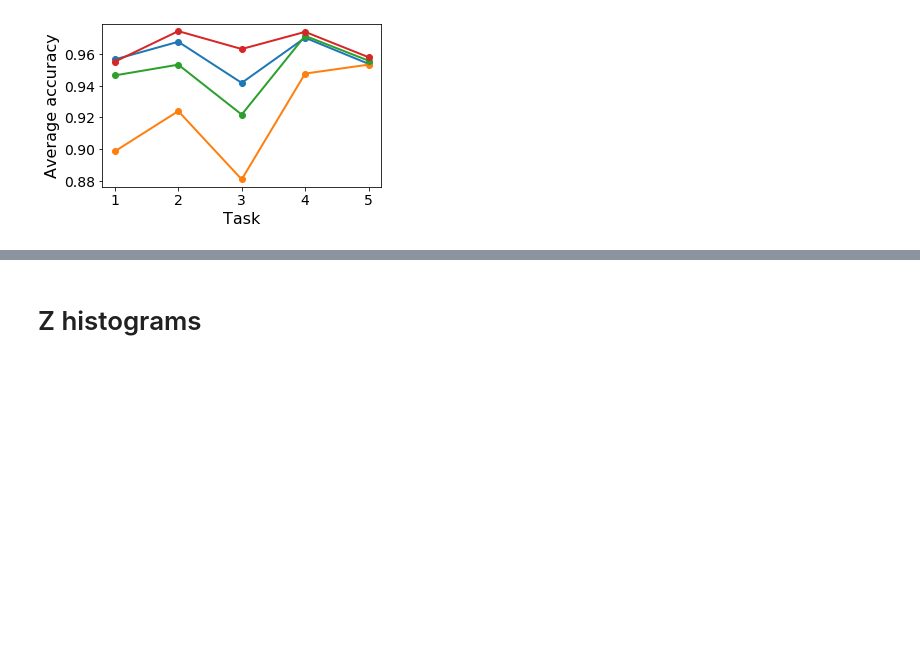
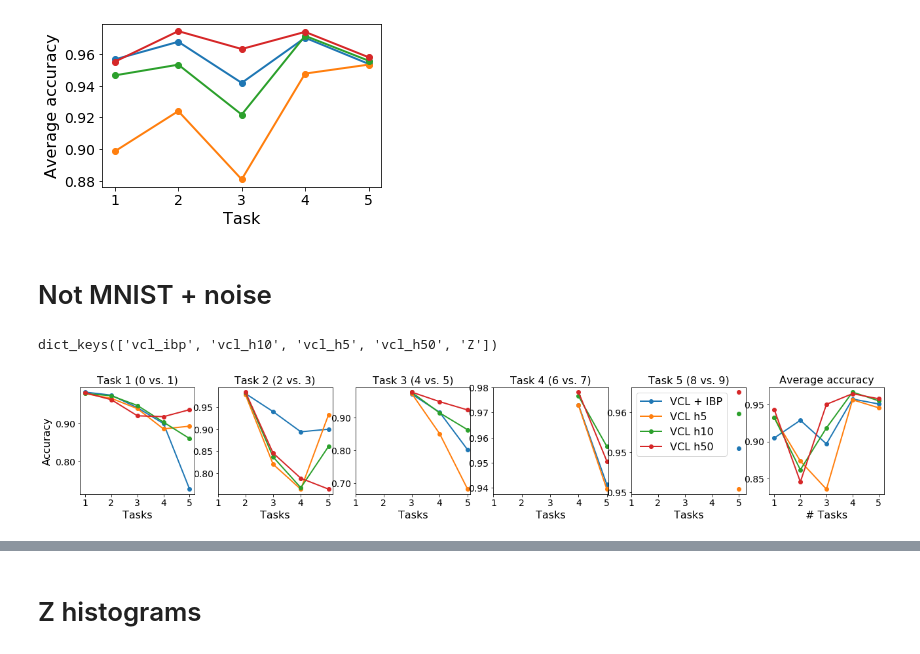
Before and after one commit to skezle/IBP_BNN, a Jupyter notebook: ddm/vcl_results_plot.ipynb, the cells around one changed output, grey strips where cells are left out. Drawn from its saved outputs; the diff is of its cells as text; code cells hidden in the pictures; blank space fills up the shorter version.

```diff
--- a/ddm/vcl_results_plot.ipynb
+++ b/ddm/vcl_results_plot.ipynb
@@ -283,4 +13,0 @@ dict_keys(['vcl_ibp', 'vcl_h10', 'vcl_h5', 'vcl_h50'])
-# %%
-with open('results/split_not_mnist_res5_opt_params.pkl', 'rb') as input_file:
-    d_opt = pickle.load(input_file)
-d_opt.keys()
@@ -404,4 +13,0 @@ fig.show()
-# %%
-with open('ddm/results/split_mnist_res5_difficult.pkl', 'rb') as input_file:
-    d = pickle.load(input_file)
-d.keys()
@@ -410,4 +13,0 @@ dict_keys(['vcl_ibp', 'vcl_h10', 'vcl_h5', 'vcl_h50'])
-# %%
-with open('results/split_mnist_res5_difficult_opt_params.pkl', 'rb') as input_file:
-    d_opt = pickle.load(input_file)
-d.keys()
@@ -900,3 +369,11 @@ plt.savefig("plots/not_av_acc.pdf", bbox_inches='tight')
 fig.show()
 # %% [output]
 [figure]
+# %% [markdown]
+# Not MNIST + noise
+# %%
+with open('results/split_not_mnist_res5_split_not_noise_new.pkl', 'rb') as input_file:
+    d = pickle.load(input_file)
+d.keys()
+# %% [output]
+dict_keys(['vcl_ibp', 'vcl_h10', 'vcl_h5', 'vcl_h50', 'Z'])
@@ -902,0 +393,45 @@ fig.show()
+# %%
+from matplotlib.ticker import FormatStrFormatter
+lw = 2
+grid_color = '0.1'
+grid_lw = 0.2
+title_size = 16
+label_size = 22
+tick_size = 14
+legend_size = 16
+
+titles = {0: "Task 1 (0 vs. 1)",
+          1: "Task 2 (2 vs. 3)",
+          2: "Task 3 (4 vs. 5)",
+          3: "Task 4 (6 vs. 7)",
+          4: "Task 5 (8 vs. 9)"}
+no_tasks=5
+fig, ax = plt.subplots(1, 6, figsize=(22, 3))
+for i in range(no_tasks):
+    ax[i].plot(np.arange(len(ibp_acc[:, i]))+1, _ibp_acc[:, i], label='VCL + IBP', marker='o', linewidth=lw)
+    ax[i].plot(np.arange(len(vcl_result_h5[:, i]))+1, _vcl_result_h5[:, i], label='VCL h5', marker='o', linewidth=lw)
+    ax[i].plot(np.arange(len(vcl_result[:, i]))+1, _vcl_result[:, i], label='VCL h10', marker='o', linewidth=lw)
+    ax[i].plot(np.arange(len(vcl_result_h50[:, i]))+1, _vcl_result_h50[:, i], label='VCL h50', marker='o', linewidth=lw)
+    ax[i].set_title(titles[i], fontsize=legend_size)
+    ax[i].set_xticks(range(1, len(vcl_result[:,i])+1))
+    ax[i].set_xlabel('Tasks', fontsize=legend_size)
+    ax[i].tick_params(labelsize=tick_size)
+    ax[i].yaxis.set_major_formatter(FormatStrFormatter('%.2f'))
+    if i == 4:
+        ax[i].legend(fontsize=legend_size)
+    if i == 0:
+        ax[i].set_ylabel('Accuracy', fontsize=legend_size)
+
+ax[5].plot(np.arange(len(__ibp_acc))+1, __ibp_acc, label='VCL + IBP', marker='o', linewidth=lw)
+ax[5].plot(np.arange(len(__vcl_result))+1, __vcl_result_h5, label='VCL h5', marker='o', linewidth=lw)
+ax[5].plot(np.arange(len(__vcl_result))+1, __vcl_result, label='VCL h10', marker='o', linewidth=lw)
+ax[5].plot(np.arange(len(_vcl_result))+1, __vcl_result_h50, label='VCL h50', marker='o', linewidth=lw)
+ax[5].set_xticks(range(1, len(_ibp_acc)+1))
+ax[5].set_title('Average accuracy', fontsize=legend_size)
+ax[5].set_xlabel('# Tasks', fontsize=legend_size)
+ax[5].tick_params(labelsize=tick_size)
+ax[5].yaxis.set_major_formatter(FormatStrFormatter('%.2f'))
+plt.savefig("plots/not_noise_all_accs.pdf", bbox_inches='tight')
+fig.show()
+# %% [output]
+[figure, added]
```
Also changed, not shown: parts of 41 cells of this notebook.
